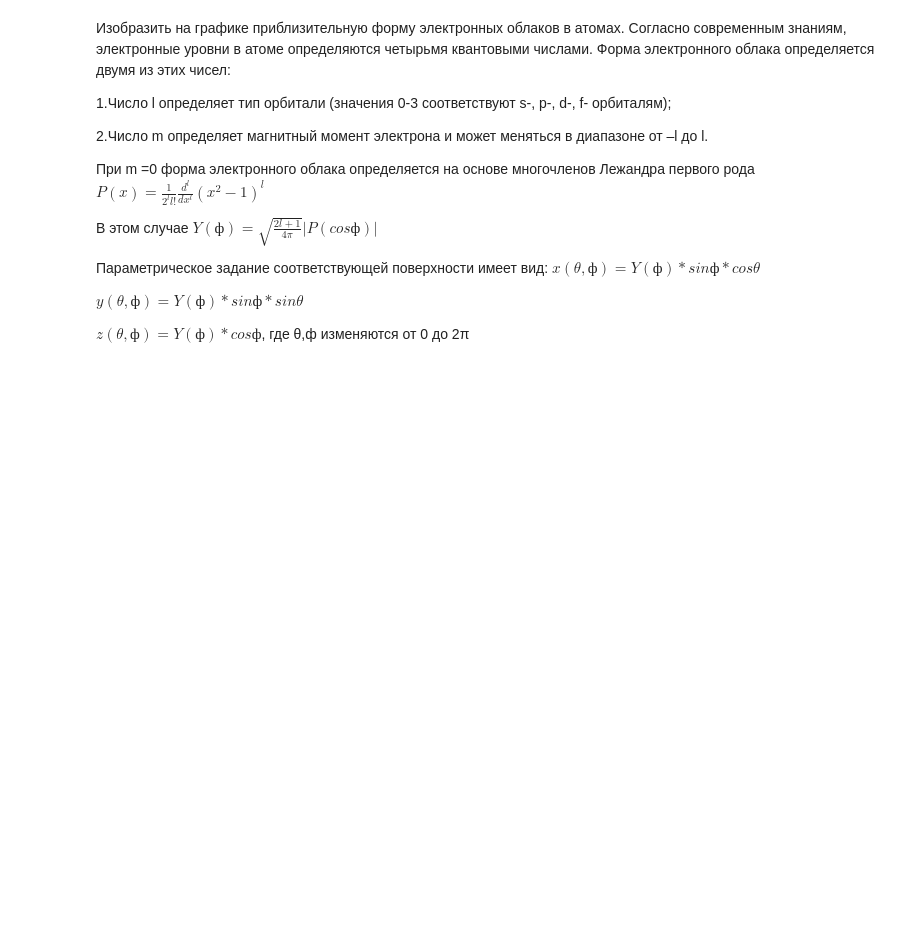
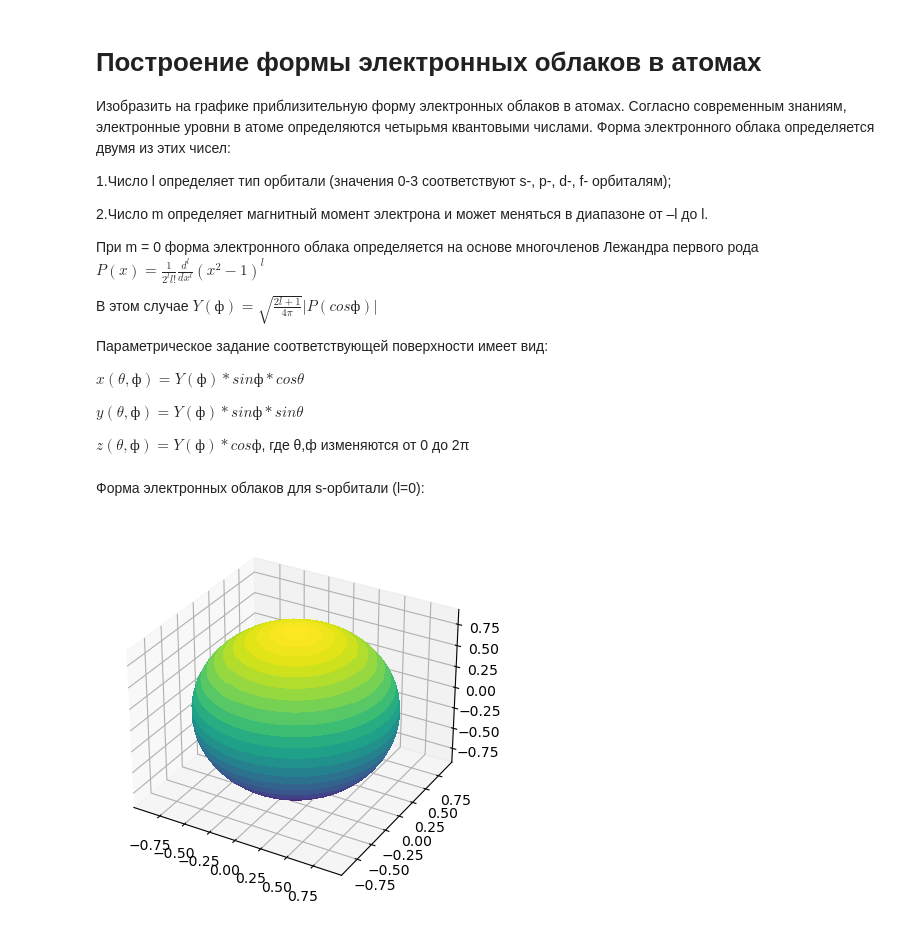
Before and after one commit to DFooRS/TRO_l6, a Jupyter notebook: individual.ipynb, the cells around one changed output. Saved outputs shown, nothing was run; the diff lists cells and outputs as text; code cells hidden in the pictures; blank space fills up the shorter version.

```diff
--- a/individual.ipynb
+++ b/individual.ipynb
@@ -6,24 +6,55 @@ from sympy import diff
 # %% [markdown]
+# Построение формы электронных облаков в атомах
+
 Изобразить на графике приблизительную форму электронных облаков в атомах. Согласно современным знаниям, электронные уровни в атоме определяются четырьмя квантовыми числами. Форма электронного облака определяется двумя из этих чисел:
 
 1.Число l определяет тип орбитали (значения 0-3 соответствуют s-, p-, d-, f- орбиталям);
 
 2.Число m определяет магнитный момент электрона и может меняться в диапазоне от –l до l.
 
-При m =0 форма электронного облака определяется на основе многочленов Лежандра первого рода $ P(x) = \frac{1}{2^ll!}\frac{d^l}{dx^l}(x^2-1)^l$
+При m = 0 форма электронного облака определяется на основе многочленов Лежандра первого рода $ P(x) = \frac{1}{2^ll!}\frac{d^l}{dx^l}(x^2-1)^l$
 
 В этом случае $ Y(ф) = \sqrt{\frac{2l + 1}{4π}}|P(cosф)| $
 
 Параметрическое задание соответствующей поверхности имеет вид:
+
 $ x(θ,ф) = Y(ф) * sinф*cosθ $
 
 $ y(θ,ф) = Y(ф) * sinф*sinθ $
 
 $ z(θ,ф) = Y(ф) * cosф $, где θ,ф изменяются от 0 до 2π
 # %%
-l = 3
-for i in range(0,100):
-    for j in range(0,100):
-        teta = i * 2 * np.pi / 100
-        f = j * 2 * np.pi / 100
-        p = 1 / 2 ** l * np.math.factorial(l) * diff(l)
+def lejandr(x, n):
+    if n == 0:
+        return 1
+    if n == 1:
+        return x
+    else:
+        return ((2 * n - 1) * lejandr(x, n-1) - (n - 1) * lejandr(x, n - 2))/n
+# %% [markdown]
+
+
+
+Форма электронных облаков для s-орбитали (l=0):
+# %%
+l = 0
+xcords = np.empty((100, 100))
+ycords = np.empty((100, 100))
+zcords = np.empty((100, 100))
+
+for i in np.arange(0, 100, 1):
+    for j in np.arange(0, 100, 1):
+        teta = i * 2 * np.pi / 100
+        f = j * 2 * np.pi / 100
+        p = lejandr(np.cos(f), l)
+        Y = np.sqrt((2 * l + 1) / 4 * np.pi) * np.abs(p)
+        xcords[i][j] = Y * np.sin(f) * np.cos(teta)
+        ycords[i][j] = Y * np.sin(f) * np.sin(teta)
+        zcords[i][j] = Y * np.cos(f)
+
+fig = plt.figure()
+ax = fig.add_subplot(111, projection='3d')
+ax.plot_surface(xcords, ycords, zcords,cmap=cm.viridis, linewidth=0, antialiased=False)
+plt.show()
+# %% [output]
+[figure, added]
```
Also changed, not shown: parts of 7 cells of this notebook, 1 other file.
